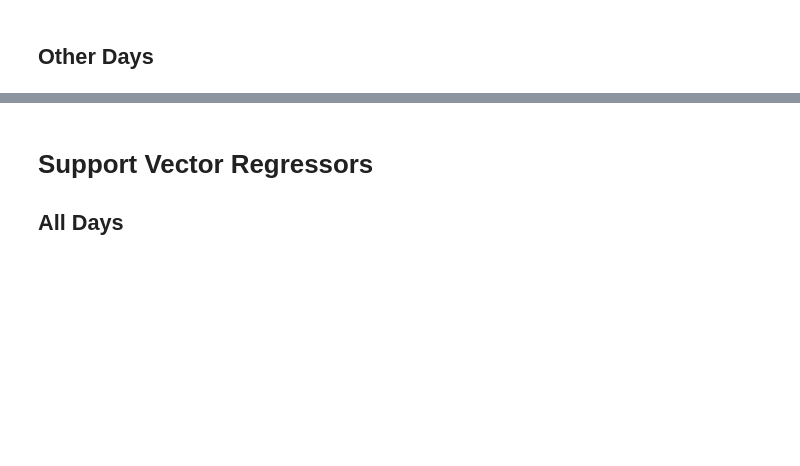
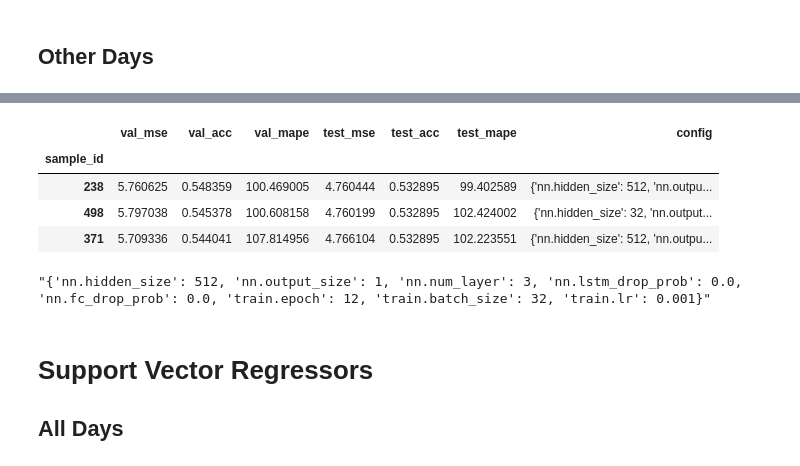
Before and after one commit to TianyuDu/ugthesis, a Jupyter notebook: model_selection_results/result_summary.ipynb, the cells around one changed output, grey strips where cells are left out. Cells and saved outputs as stored; diff of their text form; code cells hidden in the pictures; blank space fills up the shorter version.

```diff
--- a/model_selection_results/result_summary.ipynb
+++ b/model_selection_results/result_summary.ipynb
@@ -120,3 +138,15 @@ df_lstm_mon.sort_values("val_acc", ascending=False).iloc[0]["config"]
+# %%
+df_lstm_otherdays.sort_values("val_acc", ascending=False)[:3]
+# %% [output]
+|  | val_mse | val_acc | val_mape | test_mse | test_acc | test_mape | config |
+| sample_id |  |  |  |  |  |  |  |
+| 238 | 5.760625 | 0.548359 | 100.469005 | 4.760444 | 0.532895 | 99.402589 | {'nn.hidden_size': 512, 'nn.outpu... |
+| 498 | 5.797038 | 0.545378 | 100.608158 | 4.760199 | 0.532895 | 102.424002 | {'nn.hidden_size': 32, 'nn.output... |
+| 371 | 5.709336 | 0.544041 | 107.814956 | 4.766104 | 0.532895 | 102.223551 | {'nn.hidden_size': 512, 'nn.outpu... |
+# %%
+df_lstm_otherdays.sort_values("val_acc", ascending=False).iloc[0]["config"]
+# %% [output]
+"{'nn.hidden_size': 512, 'nn.output_size': 1, 'nn.num_layer': 3, 'nn.lstm_drop_prob': 0.0, 'nn.fc_drop_prob': 0.0, 'train.epoch': 12, 'train.batch_size': 32, 'train.lr': 0.001}"
 # %% [markdown]
 # Support Vector Regressors
 ## All Days
```
Also changed, not shown: parts of 3 cells of this notebook, 1 other file.
